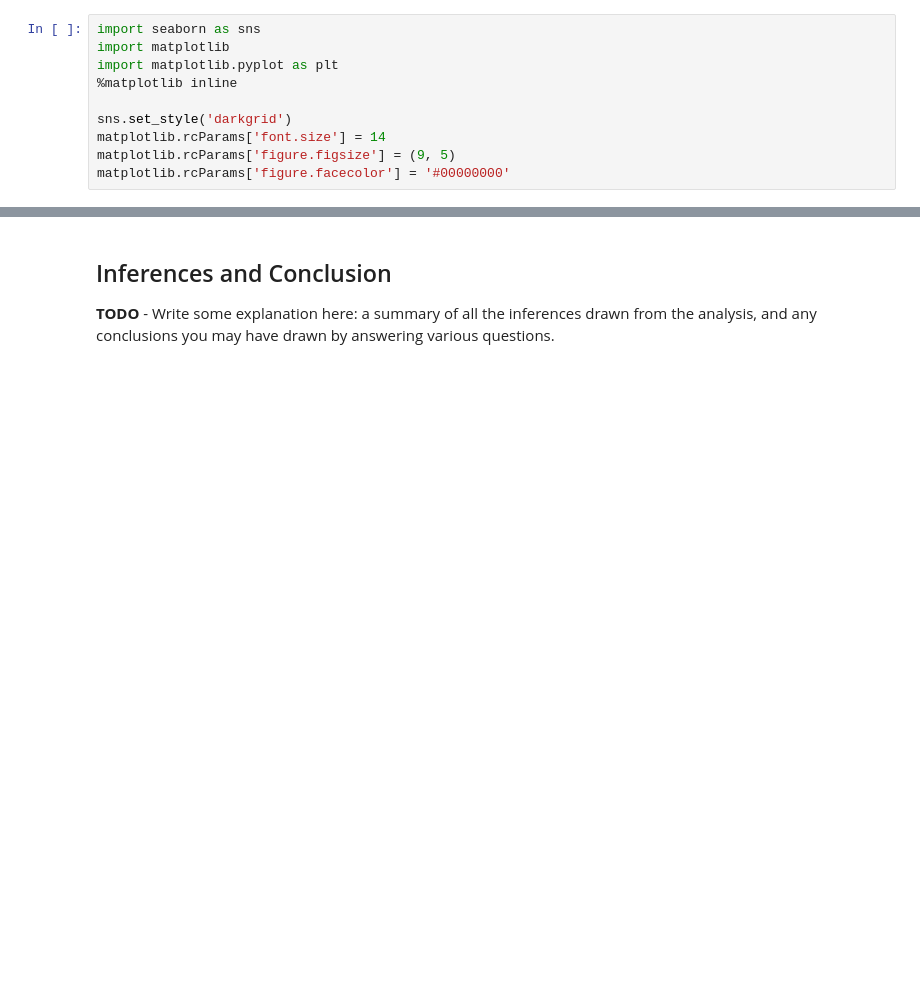
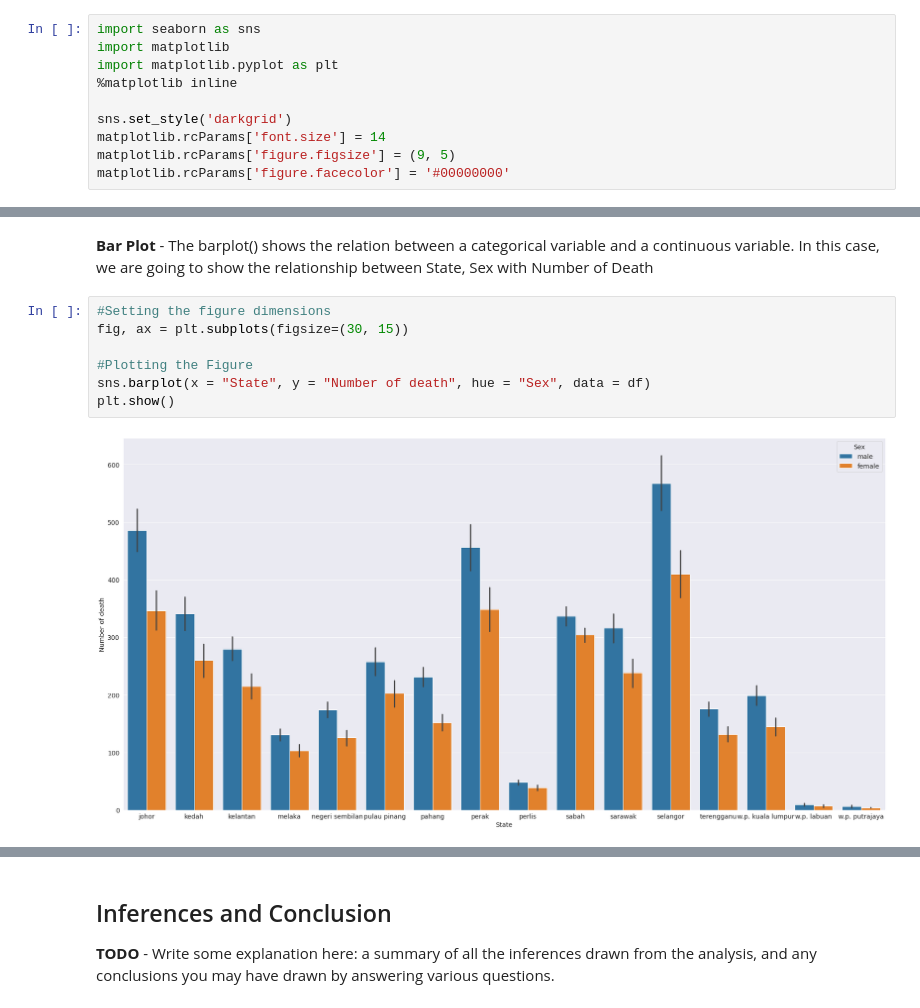
Before and after one commit to Terence172/FirstR, a Jupyter notebook: Pixelated_Assignment_Pandas.ipynb, the cells around one changed output, grey strips where cells are left out. Cells and saved outputs as stored; diff of their text form; blank space fills up the shorter version.

```diff
--- a/Pixelated_Assignment_Pandas.ipynb
+++ b/Pixelated_Assignment_Pandas.ipynb
@@ -191,0 +321,11 @@ TODO - write some explanation here.
+# %% [markdown]
+**Bar Plot** - The barplot() shows the relation between a categorical variable and a continuous variable. In this case, we are going to show the relationship between State, Sex with Number of Death
+# %%
+#Setting the figure dimensions
+fig, ax = plt.subplots(figsize=(30, 15))
+
+#Plotting the Figure
+sns.barplot(x = "State", y = "Number of death", hue = "Sex", data = df)
+plt.show()
+# %% [output]
+[figure, added]
```
Also changed, not shown: parts of 101 cells of this notebook.
